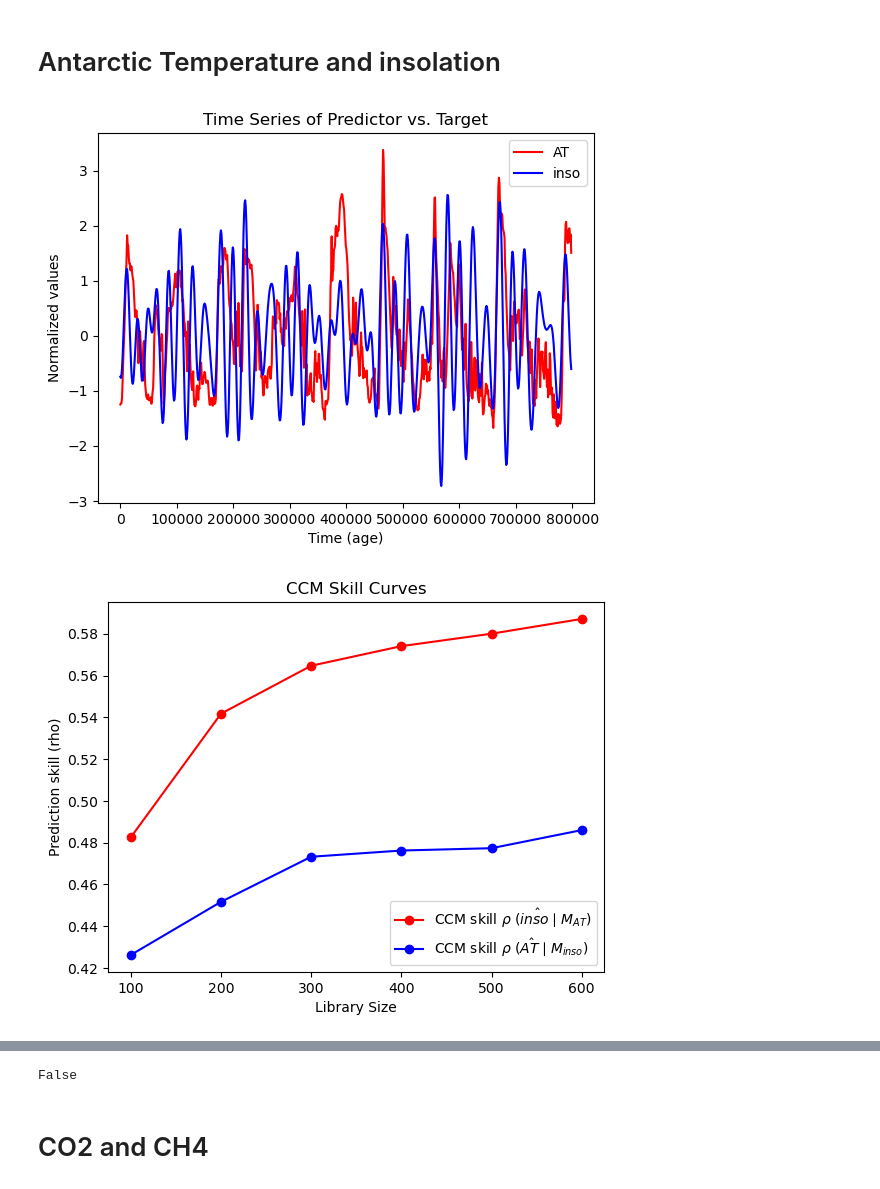
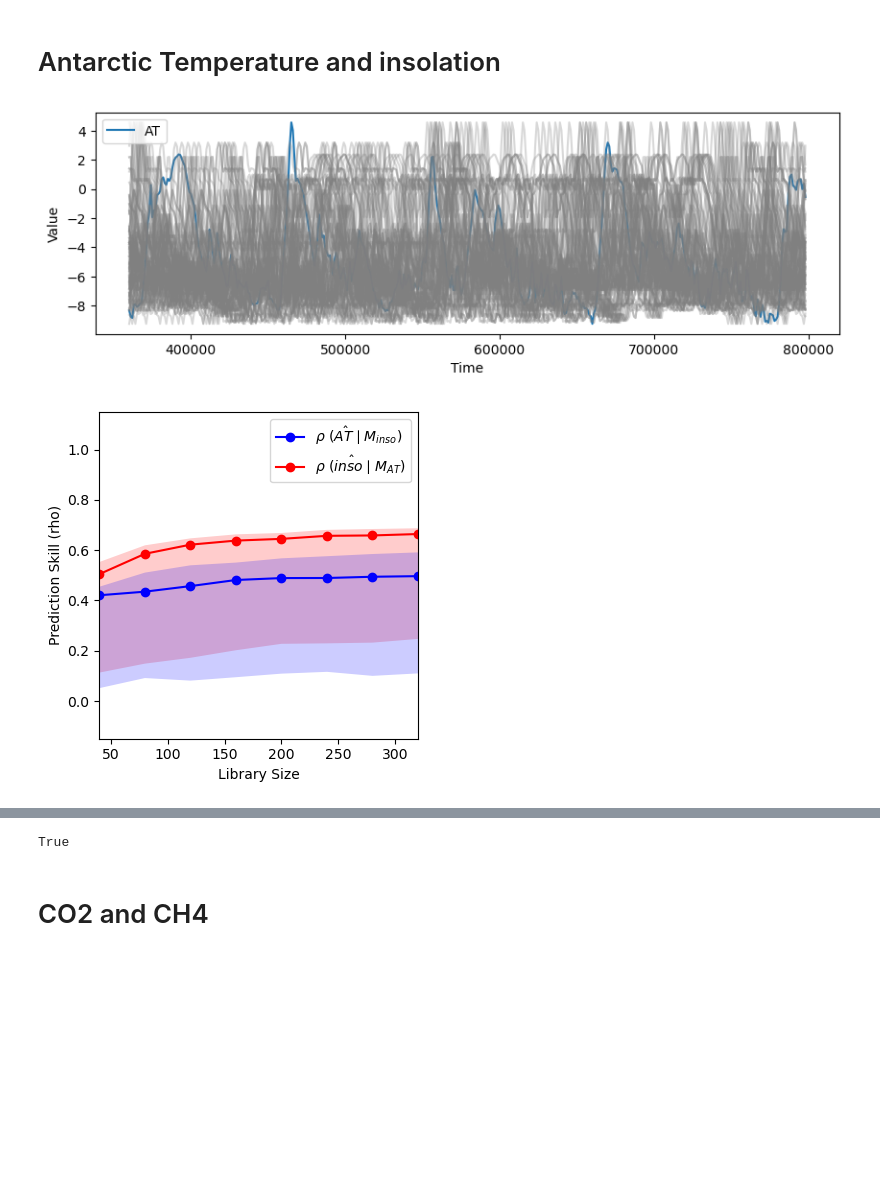
Before and after one commit to Peisong-Zheng/van2015_repeat, a Jupyter notebook: New_data_CCM_late.ipynb, the cells around one changed output, grey strips where cells are left out. Saved outputs shown, nothing was run; the diff lists cells and outputs as text; code cells hidden in the pictures; blank space fills up the shorter version.

```diff
--- a/New_data_CCM_late.ipynb
+++ b/New_data_CCM_late.ipynb
@@ -7,6 +7,15 @@ df_AT = pd.read_csv(r"D:\VScode\van2015_repeat\data\AT.csv")
 df_CO2 = pd.read_csv(r"D:\VScode\van2015_repeat\data\CO2.csv")
 df_CH4 = pd.read_csv(r"D:\VScode\van2015_repeat\data\CH4.csv")
 df_inso = pd.read_csv(r"D:\VScode\van2015_repeat\data\insolation.csv")
+
+# crop the data and get the age>=0 and <=360000
+age_start=360000
+age_end=799000
+
+df_AT = df_AT[(df_AT['age'] >= age_start) & (df_AT['age'] <= age_end)]
+df_CO2 = df_CO2[(df_CO2['age'] >= age_start) & (df_CO2['age'] <= age_end)]
+df_CH4 = df_CH4[(df_CH4['age'] >= age_start) & (df_CH4['age'] <= age_end)]
+df_inso = df_inso[(df_inso['age'] >= age_start) & (df_inso['age'] <= age_end)]
 
 fig, axs = plt.subplots(4, 1, figsize=(10, 15))
 
@@ -130,36 +135,36 @@ False
 from toolbox import ccm_functions as cf
 import importlib
 importlib.reload(cf)
 
 
 result = cf.ccm_DOXmapForcing(
     df_sd      = df_AT,
     df_pre     = df_inso,
     E          = 4,
     tau        = 2,
-    libSizes   = "100 200 300 400 500 600",
+    libSizes   = "40 80 120 160 200 240 280 320",
     sample     = 20,
-    showPlot   = True
+    showPlot   = False
 )
 
 from toolbox import significant_test as st
 import importlib
 importlib.reload(st)
 
 ccm_out, ran_ccm_list,test_result = st.ccm_significance_test(
     df_sd      = df_AT,
     df_pre     = df_inso,
     E         = 4,
     tau       = 2,
     Tp =0,
-    n_ran     = 20,
-    libSizes  = "100 200 300 400 500 600",
+    n_ran     = 100,
+    libSizes  = "40 80 120 160 200 240 280 320",
     sample    = 20,
     showPlot  = True
 )
 
 
 print(test_result)
 # %% [output]
-[figure, old version]
+[figure, new version]
-[figure, old version]
+[figure, new version]
@@ -169,4 +172,4 @@ print(test_result)
-False
+True
 # %% [markdown]
 # CO2 and CH4
 # %%
```
Also changed, not shown: parts of 7 cells of this notebook, 2 other files.
